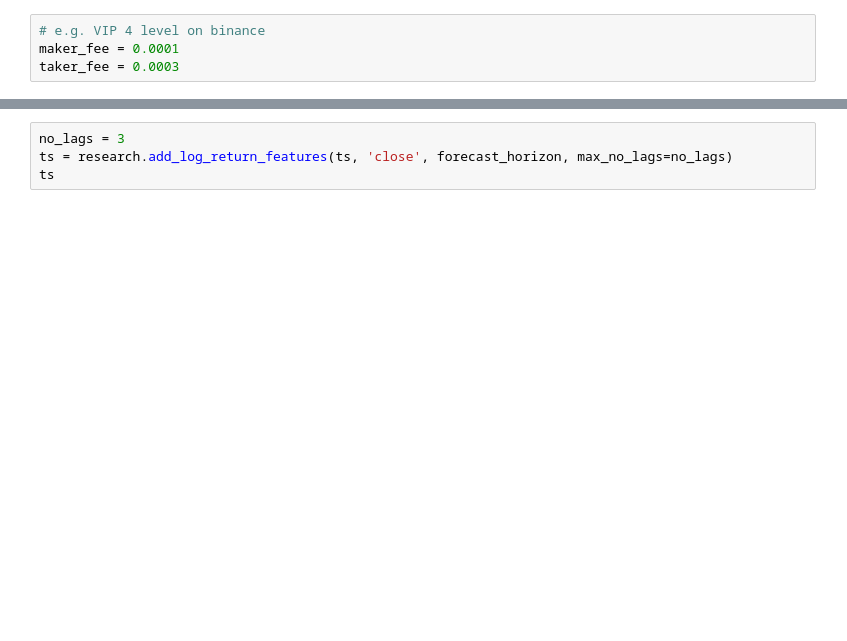
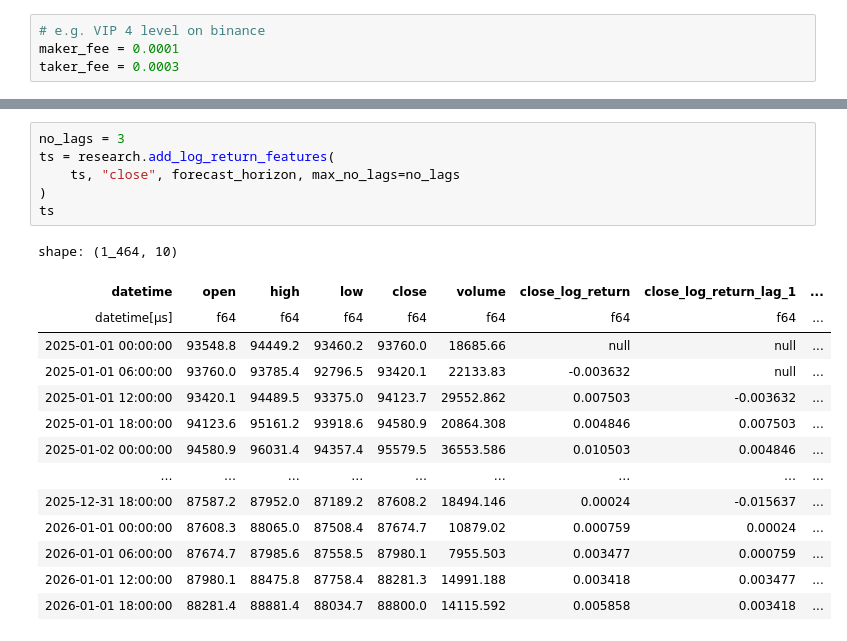
Before and after one commit to nickderaj/quant-trading-labs, a Jupyter notebook: src/research.ipynb, the cells around one changed output, grey strips where cells are left out. Cells and saved outputs as stored; diff of their text form; blank space fills up the shorter version.

```diff
--- a/src/research.ipynb
+++ b/src/research.ipynb
@@ -303,5 +676,22 @@ ts
 # %%
 no_lags = 3
-ts = research.add_log_return_features(ts, 'close', forecast_horizon, max_no_lags=no_lags)
+ts = research.add_log_return_features(
+    ts, "close", forecast_horizon, max_no_lags=no_lags
+)
 ts
+# %% [output]
+shape: (1_464, 10)
+| datetime | open | high | low | close | volume | close_log_return | close_log_return_lag_1 | ... |
+| datetime[μs] | f64 | f64 | f64 | f64 | f64 | f64 | f64 | ... |
+| 2025-01-01 00:00:00 | 93548.8 | 94449.2 | 93460.2 | 93760.0 | 18685.66 | null | null | ... |
+| 2025-01-01 06:00:00 | 93760.0 | 93785.4 | 92796.5 | 93420.1 | 22133.83 | -0.003632 | null | ... |
+| 2025-01-01 12:00:00 | 93420.1 | 94489.5 | 93375.0 | 94123.7 | 29552.862 | 0.007503 | -0.003632 | ... |
+| 2025-01-01 18:00:00 | 94123.6 | 95161.2 | 93918.6 | 94580.9 | 20864.308 | 0.004846 | 0.007503 | ... |
+| 2025-01-02 00:00:00 | 94580.9 | 96031.4 | 94357.4 | 95579.5 | 36553.586 | 0.010503 | 0.004846 | ... |
+| … | … | … | … | … | … | … | … | ... |
+| 2025-12-31 18:00:00 | 87587.2 | 87952.0 | 87189.2 | 87608.2 | 18494.146 | 0.00024 | -0.015637 | ... |
+| 2026-01-01 00:00:00 | 87608.3 | 88065.0 | 87508.4 | 87674.7 | 10879.02 | 0.000759 | 0.00024 | ... |
+| 2026-01-01 06:00:00 | 87674.7 | 87985.6 | 87558.5 | 87980.1 | 7955.503 | 0.003477 | 0.000759 | ... |
+| 2026-01-01 12:00:00 | 87980.1 | 88475.8 | 87758.4 | 88281.3 | 14991.188 | 0.003418 | 0.003477 | ... |
+| 2026-01-01 18:00:00 | 88281.4 | 88881.4 | 88034.7 | 88800.0 | 14115.592 | 0.005858 | 0.003418 | ... |
 # %%
```
Also changed, not shown: parts of 56 cells of this notebook, 2 other files.
